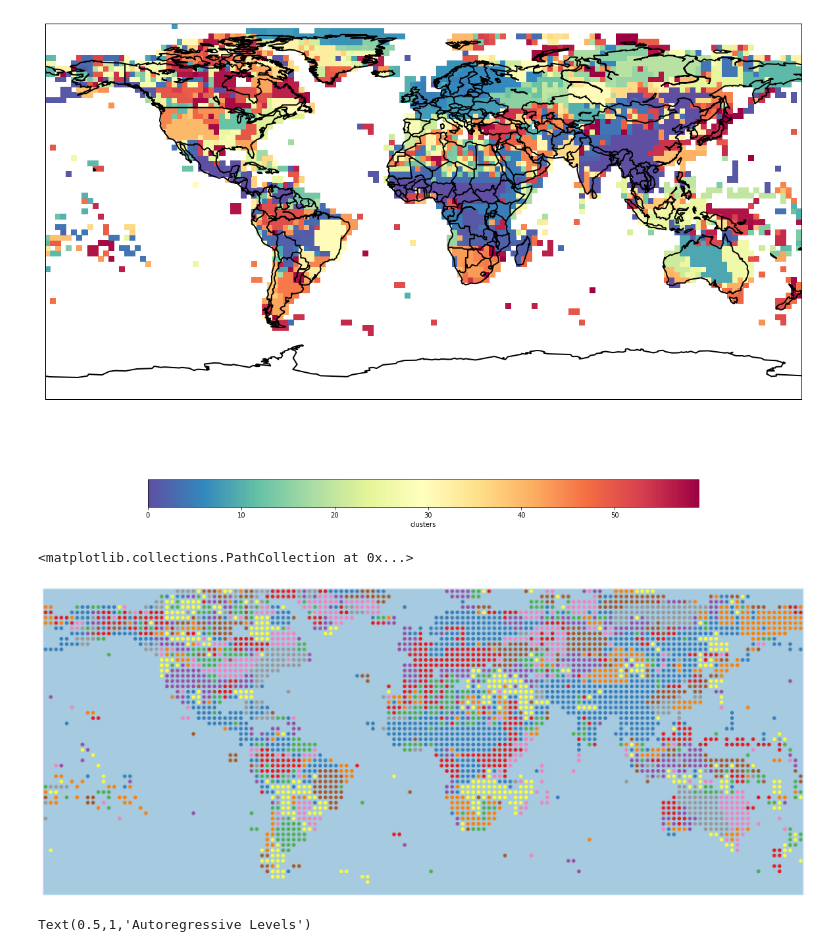
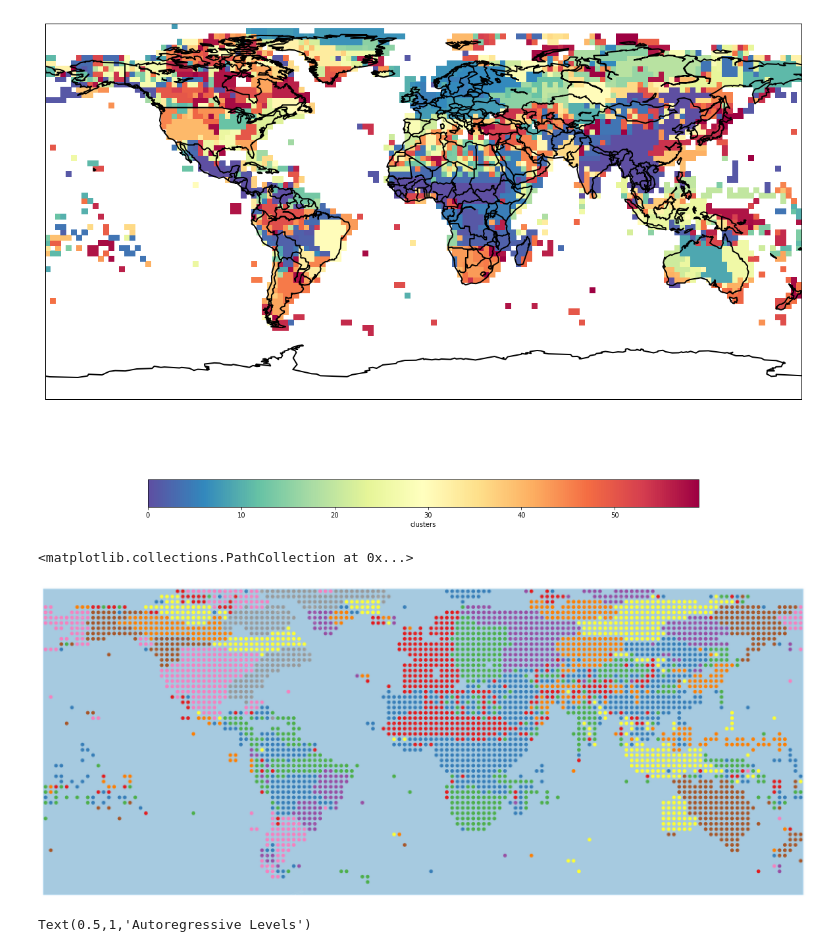
Before and after one commit to alchemist5617/Climate-Network, a Jupyter notebook: causality/PCA_varimax.ipynb, the cells around one changed output. Drawn from its saved outputs; the diff is of its cells as text; code cells hidden in the pictures.

```diff
--- a/causality/PCA_varimax.ipynb
+++ b/causality/PCA_varimax.ipynb
@@ -84,7 +84,7 @@ def deseasonalize(data,freq=12):
         for j in range(freq):
             Idx = np.arange(j,N,freq)
             averages[j,i] = temp[Idx].mean()
-            result[Idx] = temp[Idx] - temp[Idx].mean()
+            result[Idx] = (temp[Idx] - temp[Idx].mean())/temp[Idx].std()
         data_deseasonal[:,i] = result
     return(data_deseasonal)
 # %%
@@ -156,0 +136,3 @@ Matrix1
+# %%
+loading = pd.DataFrame(varimax(Matrix1, q=200))
+loading = loading.abs()
@@ -314,11 +316,4 @@ plt.show()
 # %%
-f_pre = Dataset('world_precipitation.nc')
-data = f_pre.variables['precip']
-lon = f_pre.variables['lon'][:]
-lat = f_pre.variables['lat'][:]
-time = f_pre.variables['time'][:]
-data = np.swapaxes(data,0,2)
-
 result = []
 index = []
 lat_list = []
@@ -348,9 +343,10 @@ pca_data = pca_model.transform(data)
 Matrix = pd.DataFrame(pca_model.components_)
 Matrix1 = np.transpose(Matrix)
 
-Matrix1 = Matrix1/Matrix1.sum()
+#Matrix1 = Matrix1/Matrix1.sum()
 
 loading = pd.DataFrame(varimax(Matrix1, q=200))
 #loading = pd.DataFrame(Matrix1)
-#clusters = loading.idxmax(axis=1)
-#df = pd.DataFrame({"lons":lon_list,"lats":lat_list,"clusters":clusters.values.tolist()})
+loading = loading.abs()
+clusters = loading.idxmax(axis=1)
+df = pd.DataFrame({"lons":lon_list,"lats":lat_list,"clusters":clusters.values.tolist()})
@@ -366,23 +360,28 @@ df["lons"].vlues = lon_temp
 # %%
 plt.figure(figsize=(30,15))
 # Make the background map
 m=Basemap(llcrnrlon=-180, llcrnrlat=-65,urcrnrlon=180,urcrnrlat=80)
 m.drawmapboundary(fill_color='#A6CAE0', linewidth=0)
 #m.fillcontinents(color='grey', alpha=0.5)
 m.drawcoastlines(linewidth=0.1, color="white")
 
 lons = df["lons"].values
 lats = df["lats"].values
 x,y = m(lons, lats)
 #plt.scatter(x, y, c=df["clusters"], s=50)
 # prepare a color for each point depending on the continent.
 df['labels_enc'] = pd.factorize(df["clusters"])[0]
 
 # Add a point per position
-m.scatter(x, y,  alpha=50, c=df['labels_enc'], cmap="Set1",s=50)
+m.scatter(x, y,  alpha=50, c=df['labels_enc'], cmap="Set1",s=50, )
+
+#ax = plt.gca()
+#handles, labels = ax.get_legend_handles_labels()
+#legend1 = ax.legend(m.scatter.legend_elements,loc="lower left", title="Classes")
+#ax.add_artist(legend1)
 # %% [output]
 <matplotlib.collections.PathCollection at 0x...>
-[figure, old version]
+[figure, new version]
 # %%
 lons = df["lons"].values
 lats = df["lats"].values
```
Also changed, not shown: parts of 9 cells of this notebook.
